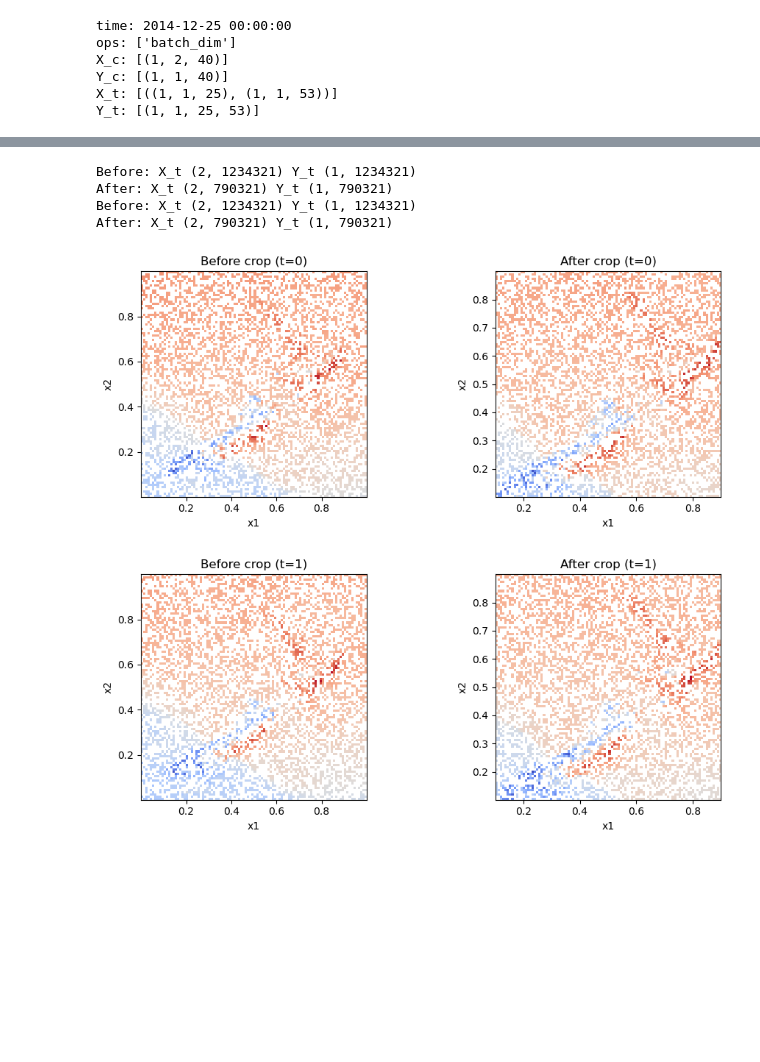
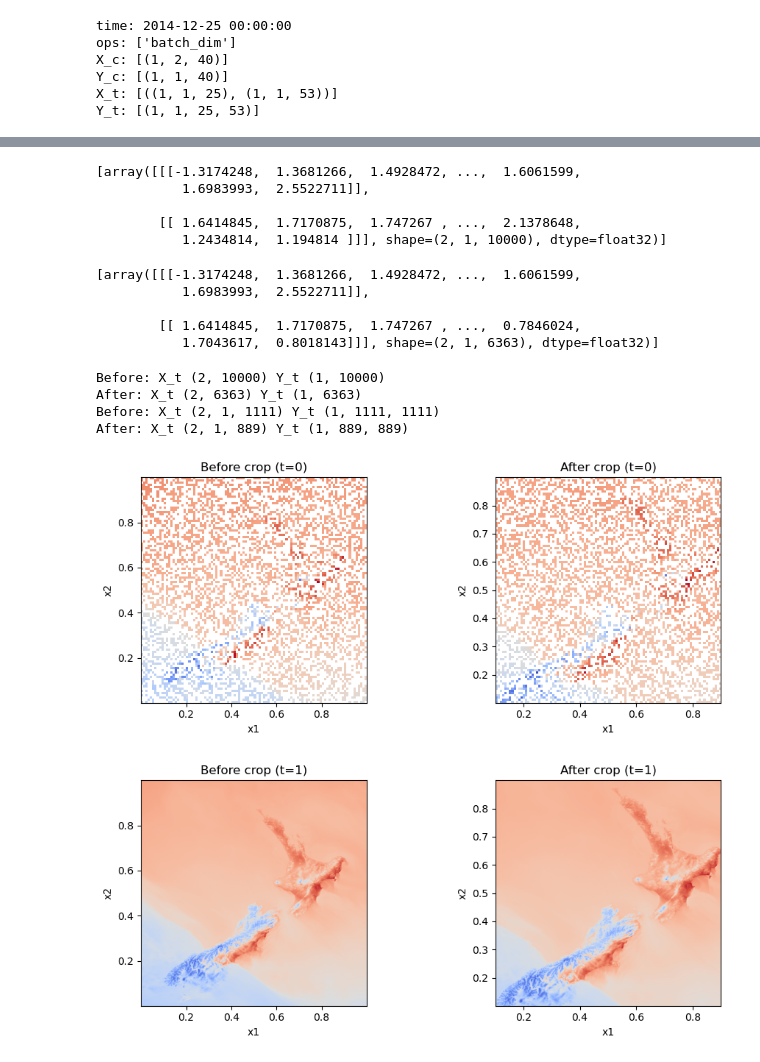
Before and after one commit to LennoxC/convcnp-assim-nz, a Jupyter notebook: notebooks/experiment5/experiment5-custom-unet.ipynb, the cells around one changed output, grey strips where cells are left out. Saved outputs shown, nothing was run; the diff lists cells and outputs as text; code cells hidden in the pictures; blank space fills up the shorter version.

```diff
--- a/notebooks/experiment5/experiment5-custom-unet.ipynb
+++ b/notebooks/experiment5/experiment5-custom-unet.ipynb
@@ -143,3 +177,19 @@ Y_t_aux: (2, 2, 1000)
+# %%
+yt_subsampled
+# %% [output]
+[array([[[-1.3174248,  1.3681266,  1.4928472, ...,  1.6061599,
+           1.6983993,  2.5522711]],
+
+        [[ 1.6414845,  1.7170875,  1.747267 , ...,  2.1378648,
+           1.2434814,  1.194814 ]]], shape=(2, 1, 10000), dtype=float32)]
+# %%
+Y_t_new_subsampled
+# %% [output]
+[array([[[-1.3174248,  1.3681266,  1.4928472, ...,  1.6061599,
+           1.6983993,  2.5522711]],
+
+        [[ 1.6414845,  1.7170875,  1.747267 , ...,  0.7846024,
+           1.7043617,  0.8018143]]], shape=(2, 1, 6363), dtype=float32)]
 # %%
 import numpy as np
 import matplotlib.pyplot as plt
@@ -220,37 +270,38 @@ def plot_crop_before_after(X_t_before, Y_t_before, X_t_after, Y_t_after, t_index
             ya_plot = ya_vals
         ya_img, extent_a = _points_to_grid(xa_plot[0], xa_plot[1], ya_plot)
 
     # Shared colour scale based on Y values
     all_vals = np.concatenate([yb_img.ravel(), ya_img.ravel()])
     vmin = np.nanmin(all_vals)
     vmax = np.nanmax(all_vals)
 
     fig, axes = plt.subplots(1, 2, figsize=(10, 4), sharex=False, sharey=False)
 
     axes[0].imshow(yb_img, origin="lower", cmap="coolwarm", vmin=vmin, vmax=vmax, extent=extent_b, aspect="auto")
     axes[0].set_title(f"Before crop (t={t_index})")
 
     axes[1].imshow(ya_img, origin="lower", cmap="coolwarm", vmin=vmin, vmax=vmax, extent=extent_a, aspect="auto")
     axes[1].set_title(f"After crop (t={t_index})")
 
     for ax in axes:
         ax.set_xlabel("x1")
         ax.set_ylabel("x2")
         ax.set_aspect("equal", adjustable="box")
 
     plt.tight_layout()
 
     print("Before:", "X_t", Xb.shape, "Y_t", Yb.shape)
     print("After:", "X_t", Xa.shape, "Y_t", Ya.shape)
 
 
     # Example usage with existing variables
-plot_crop_before_after(xt, yt, X_t_new, Y_t_new, t_index=0, channel=0)
+plot_crop_before_after(xt_subsampled, yt_subsampled, X_t_new_subsampled, Y_t_new_subsampled, t_index=0, channel=0)
+
 plot_crop_before_after(xt, yt, X_t_new, Y_t_new, t_index=1, channel=0)
 # %% [output]
-Before: X_t (2, 1234321) Y_t (1, 1234321)
-After: X_t (2, 790321) Y_t (1, 790321)
-Before: X_t (2, 1234321) Y_t (1, 1234321)
-After: X_t (2, 790321) Y_t (1, 790321)
+Before: X_t (2, 10000) Y_t (1, 10000)
+After: X_t (2, 6363) Y_t (1, 6363)
+Before: X_t (2, 1, 1111) Y_t (1, 1111, 1111)
+After: X_t (2, 1, 889) Y_t (1, 889, 889)
-[figure, old version]
+[figure, new version]
-[figure, old version]
+[figure, new version]
```
Also changed, not shown: parts of 2 cells of this notebook, 8 other files.
